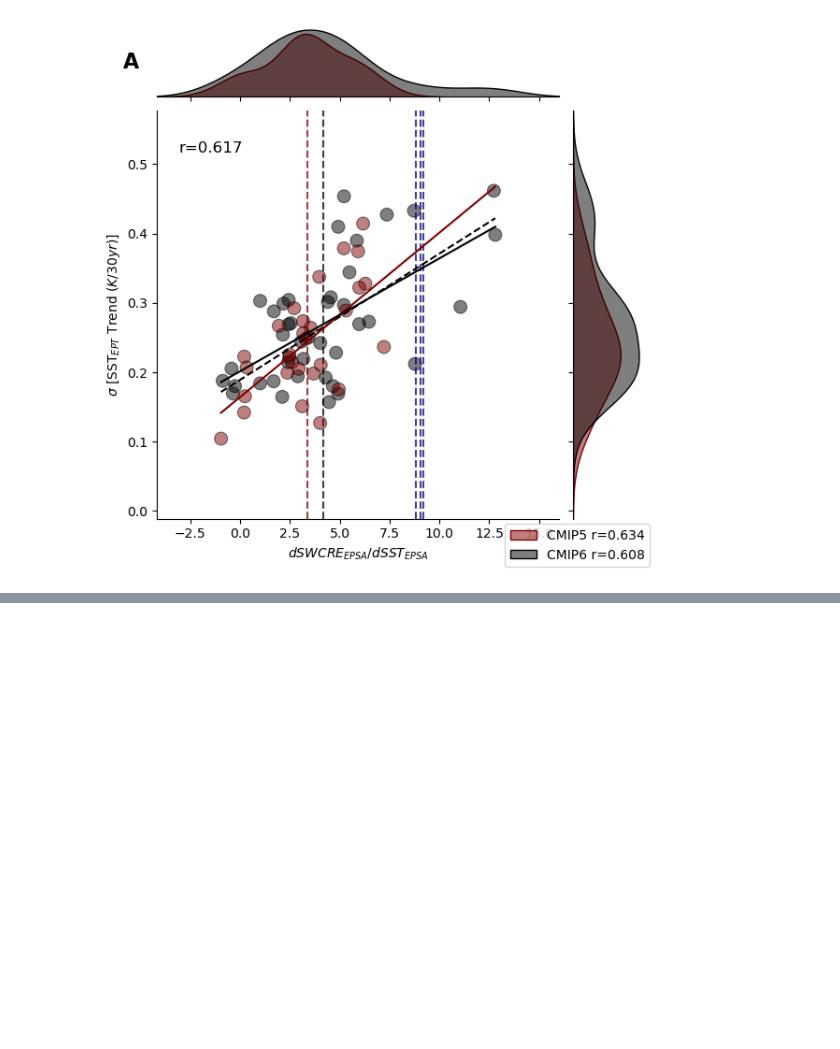
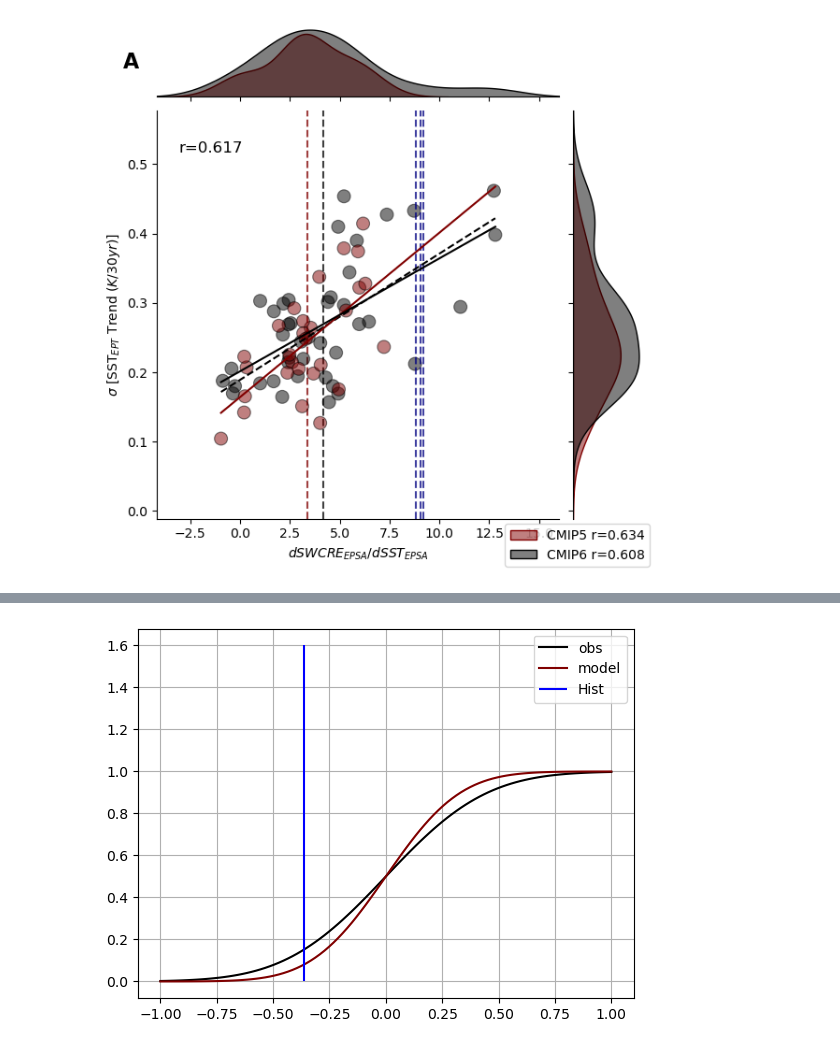
Before and after one commit to zacespinosa/tropical_pacific_clouds, a Jupyter notebook: bootstrap_variance.ipynb, the cells around one changed output, grey strips where cells are left out. Cells and saved outputs as stored; diff of their text form; code cells hidden in the pictures; blank space fills up the shorter version.

```diff
--- a/bootstrap_variance.ipynb
+++ b/bootstrap_variance.ipynb
@@ -133 +171,9 @@ p_diff = np.array(p_diff)*100
+# %%
+plt.plot(x, obs_normal_dist.cdf(x), label="obs")
+plt.plot(x, model_normal_dist.cdf(x), label="model")
+plt.vlines([threshold], ymin=0, ymax=1.6, color="blue", label="Hist")  # Replace t with your desired threshold
+plt.legend()
+plt.grid()
+# %% [output]
+[figure, added]
 # %%
```
Also changed, not shown: parts of 7 cells of this notebook, 2 other files.
